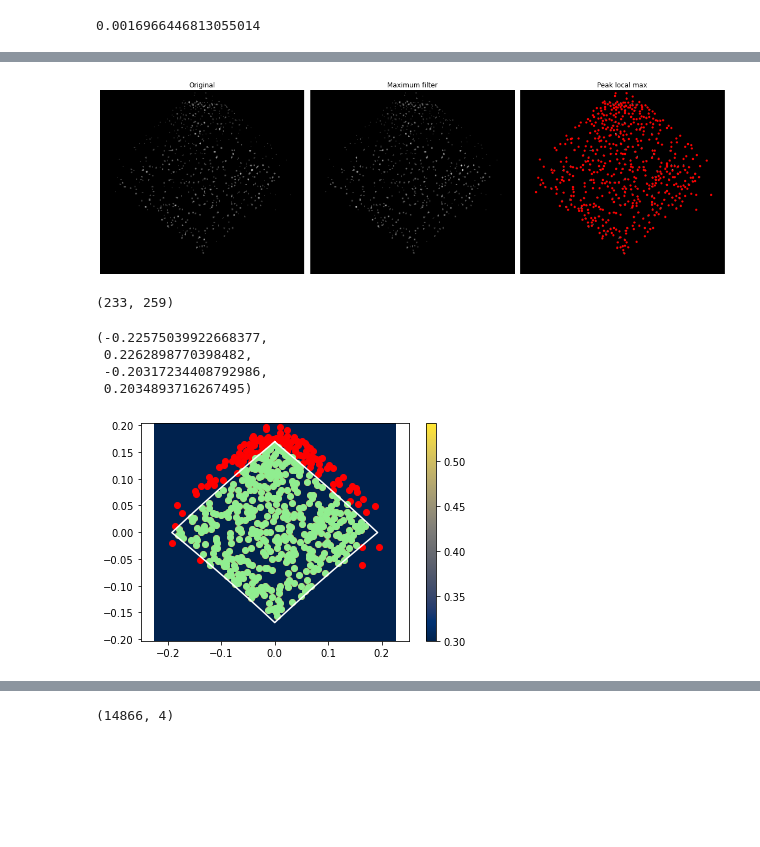
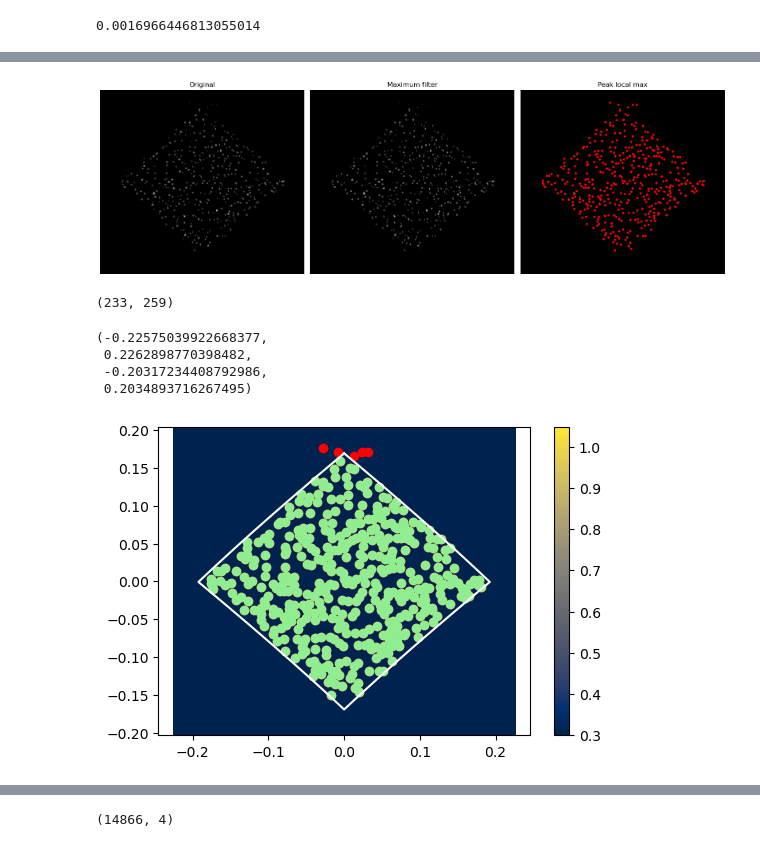
Before and after one commit to edwarddramirez/skysearch, a Jupyter notebook: roc_ilias.ipynb, the cells around one changed output, grey strips where cells are left out. Cells and saved outputs as stored; diff of their text form; code cells hidden in the pictures; blank space fills up the shorter version.

```diff
--- a/roc_ilias.ipynb
+++ b/roc_ilias.ipynb
@@ -33,7 +33,7 @@ map_type = 'all'
 inj_id_list = [1008,1009,1010,1015,1020,1025,1030,1035]
 N_counts_list = [8,9,10,15,20,25,30,35]
 
-n_inj = 2
+n_inj = 6
 inj_id = str(inj_id_list[n_inj])
 N_counts = N_counts_list[n_inj]
 
@@ -296,5 +296,5 @@ Text(0, 0.5, 'TPR')
 # %%
-S0 = 0.1
+S0 = 0.2
 cwt_map_thresh = np.copy(cwt_map[:,:,0])
 thresh_map = (cwt_map_thresh > S0)
 cwt_map_thresh[~thresh_map] = 0
@@ -315,34 +315,34 @@ image_max = ndi.maximum_filter(cwt_map_thresh, size=N_pix_psf, mode='constant')
 
 # Comparison between image_max and im to find the coordinates of local maxima
 coordinates = peak_local_max(cwt_map_thresh, min_distance=N_pix_psf,
                              threshold_abs = S0)
 
 # display results
 fig, axes = plt.subplots(1, 3, figsize=(8*2, 6))
 ax = axes.ravel()
 ax[0].imshow(cwt_map_thresh, cmap=plt.cm.gray)
 ax[0].axis('off')
 ax[0].set_title('Original')
 ax[0].invert_yaxis()
 
 ax[1].imshow(image_max, cmap=plt.cm.gray)
 ax[1].axis('off')
 ax[1].set_title('Maximum filter')
 ax[1].invert_yaxis()
 
 ax[2].imshow(cwt_map_thresh, cmap=plt.cm.gray)
 ax[2].autoscale(False)
 ax[2].plot(coordinates[:, 1], coordinates[:, 0], 'r.')
 # ax[2].plot(ps_approx[1], ps_approx[0], 'b.')
 ax[2].axis('off')
 ax[2].set_title('Peak local max')
 ax[2].invert_yaxis()
 
 fig.tight_layout()
 
 plt.show()
 # %% [output]
-[figure, old version]
+[figure, new version]
 # %%
 nx = coordinates[:,1]
 ny = coordinates[:,0]
@@ -376,7 +376,7 @@ ax.axis('equal')
  0.2262898770398482,
  -0.20317234408792986,
  0.2034893716267495)
-[figure, old version]
+[figure, new version]
 # %%
 lon_c, lat_c = projected_map['center_coords']
 # %%
```
Also changed, not shown: parts of 17 cells of this notebook.
